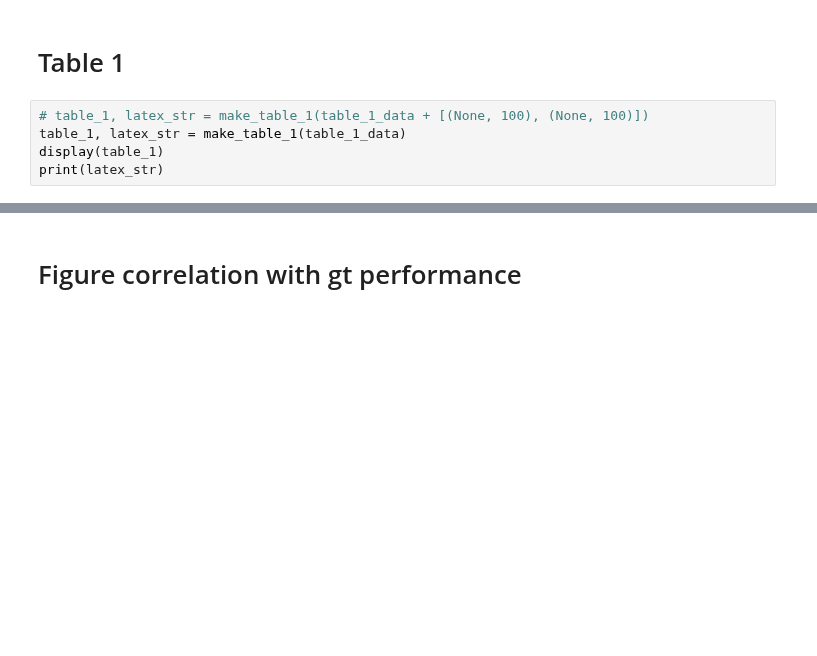
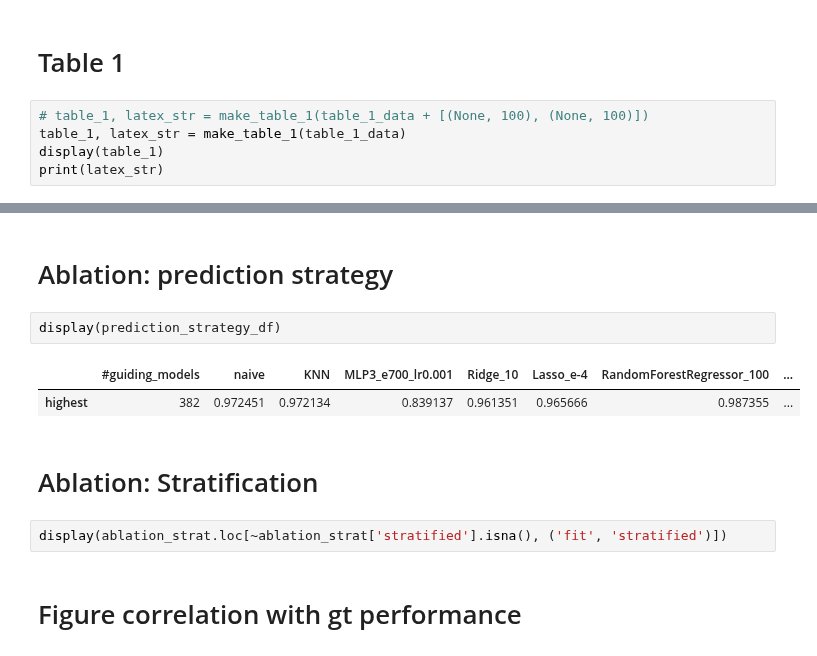
Before and after one commit to AlexanderRubinstein/efficbench, a Jupyter notebook: visualize_results_for_paper.ipynb, the cells around one changed output, grey strips where cells are left out. Cells and saved outputs as stored; diff of their text form; blank space fills up the shorter version.

```diff
--- a/visualize_results_for_paper.ipynb
+++ b/visualize_results_for_paper.ipynb
@@ -425,3 +607,14 @@ print(latex_str)
+# %% [markdown]
+# Ablation: prediction strategy
+# %%
+display(prediction_strategy_df)
+# %% [output]
+|  | #guiding_models | naive | KNN | MLP3_e700_lr0.001 | Ridge_10 | Lasso_e-4 | RandomForestRegressor_100 | ... |
+| highest | 382 | 0.972451 | 0.972134 | 0.839137 | 0.961351 | 0.965666 | 0.987355 | ... |
+# %% [markdown]
+# Ablation: Stratification
+# %%
+display(ablation_strat.loc[~ablation_strat['stratified'].isna(), ('fit', 'stratified')])
 # %% [markdown]
 # Figure correlation with gt performance
 # %%
```
Also changed, not shown: parts of 9 cells of this notebook.
